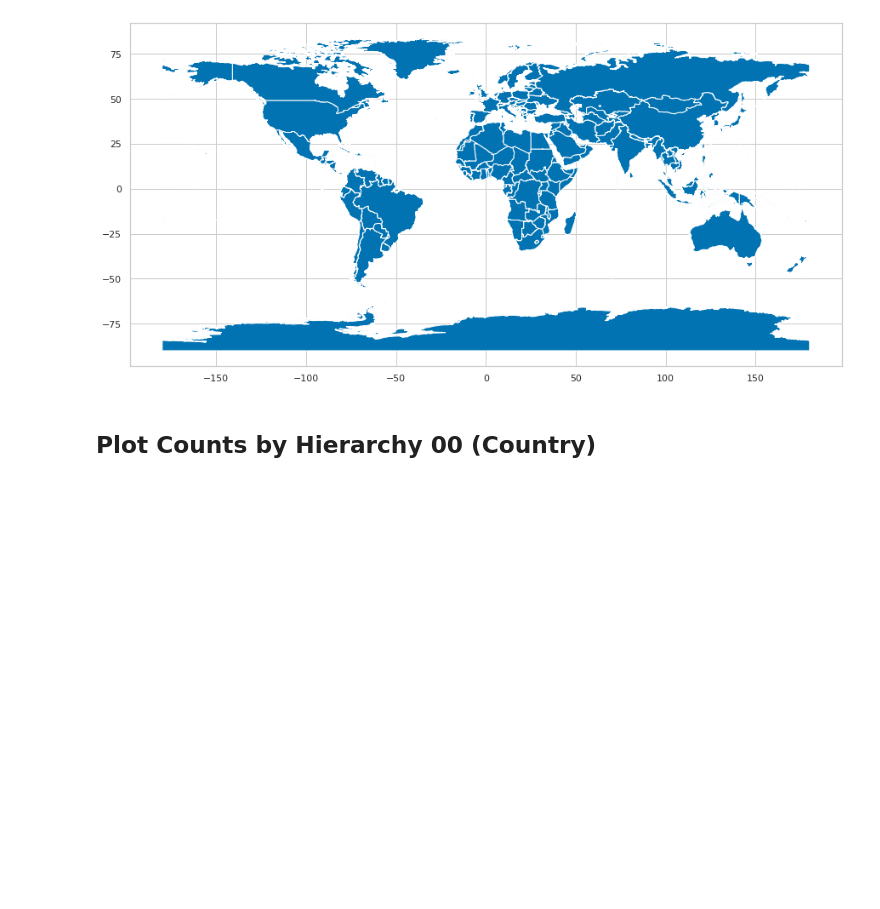
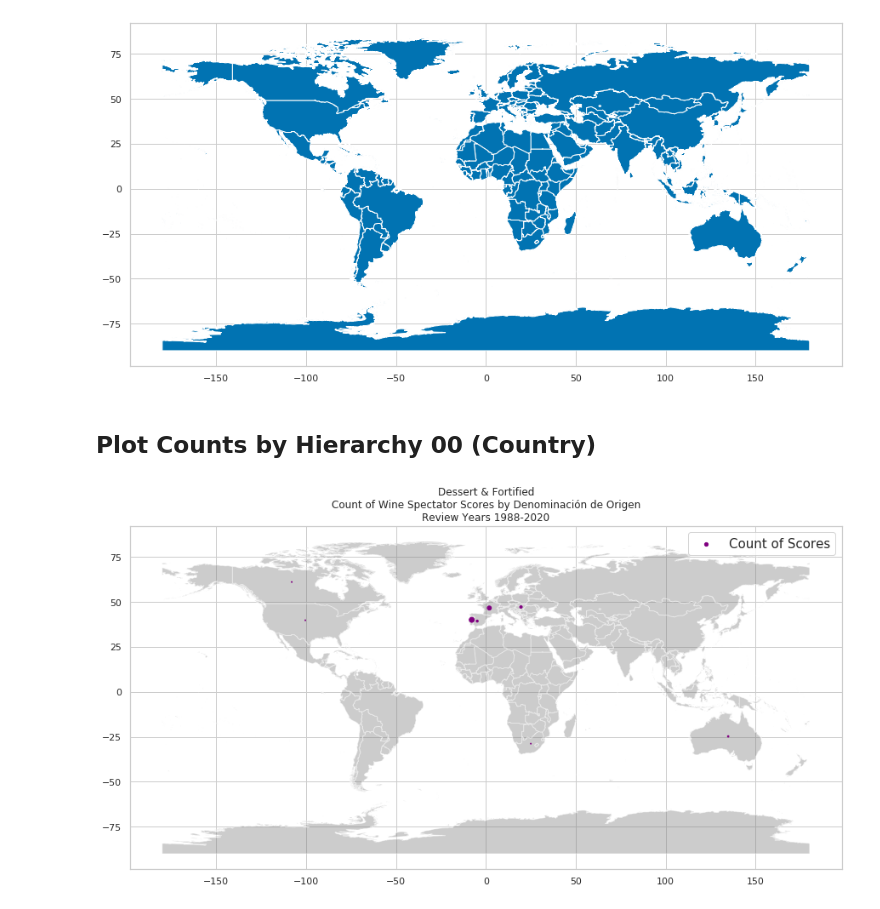
Before and after one commit to ewotawa/top_100_wines_2020, a Jupyter notebook: Top100Wine_Data_Exploration_Geo.ipynb, the cells around one changed output. Cells and saved outputs as stored; diff of their text form; code cells hidden in the pictures; blank space fills up the shorter version.

```diff
--- a/Top100Wine_Data_Exploration_Geo.ipynb
+++ b/Top100Wine_Data_Exploration_Geo.ipynb
@@ -202,5 +224,26 @@ world_map.plot(ax = ax)
 crs = {'init': 'espg:4326'}
 # %% [markdown]
 ## Plot Counts by Hierarchy 00 (Country)
-# %%
-def count_style_country(wine_style)
+# %%
+def count_style_country(wine_style, color):
+    df = df_Count_WS_All_00[(df_Count_WS_All_00.Wine_Style == wine_style)]
+
+    geo_count = [Point(xy) for xy in zip( df['Longitude'], df['Latitude'])]
+
+    geo_df = gpd.GeoDataFrame(
+        df,
+        crs = crs,
+        geometry = geo_count
+    )
+
+    fig, ax = plt.subplots(figsize = (15, 15))
+
+    world_map.plot(ax = ax, alpha = 0.4, color = 'gray')
+
+    geo_df.plot(ax=ax, markersize = geo_df['Count'], color = color, marker = 'o', label = 'Count of Scores')
+    plt.legend(prop={'size': 15})
+    plt.title(wine_style + '\nCount of Wine Spectator Scores by Denominación de Origen\nReview Years 1988-2020')
+# %%
+count_style_country('Dessert & Fortified', 'purple')
+# %% [output]
+[figure, added]
```
Also changed, not shown: parts of 18 cells of this notebook.
